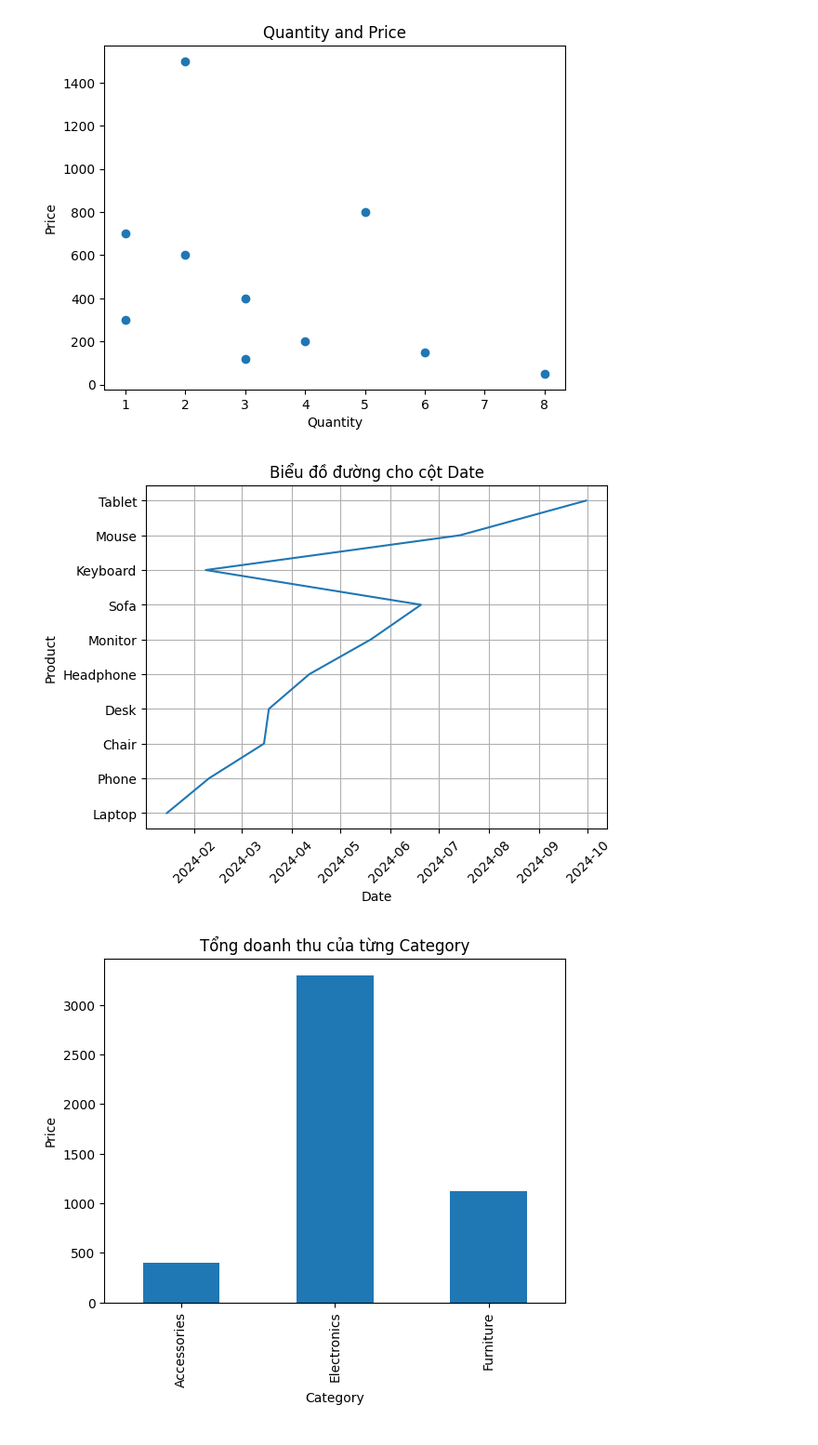
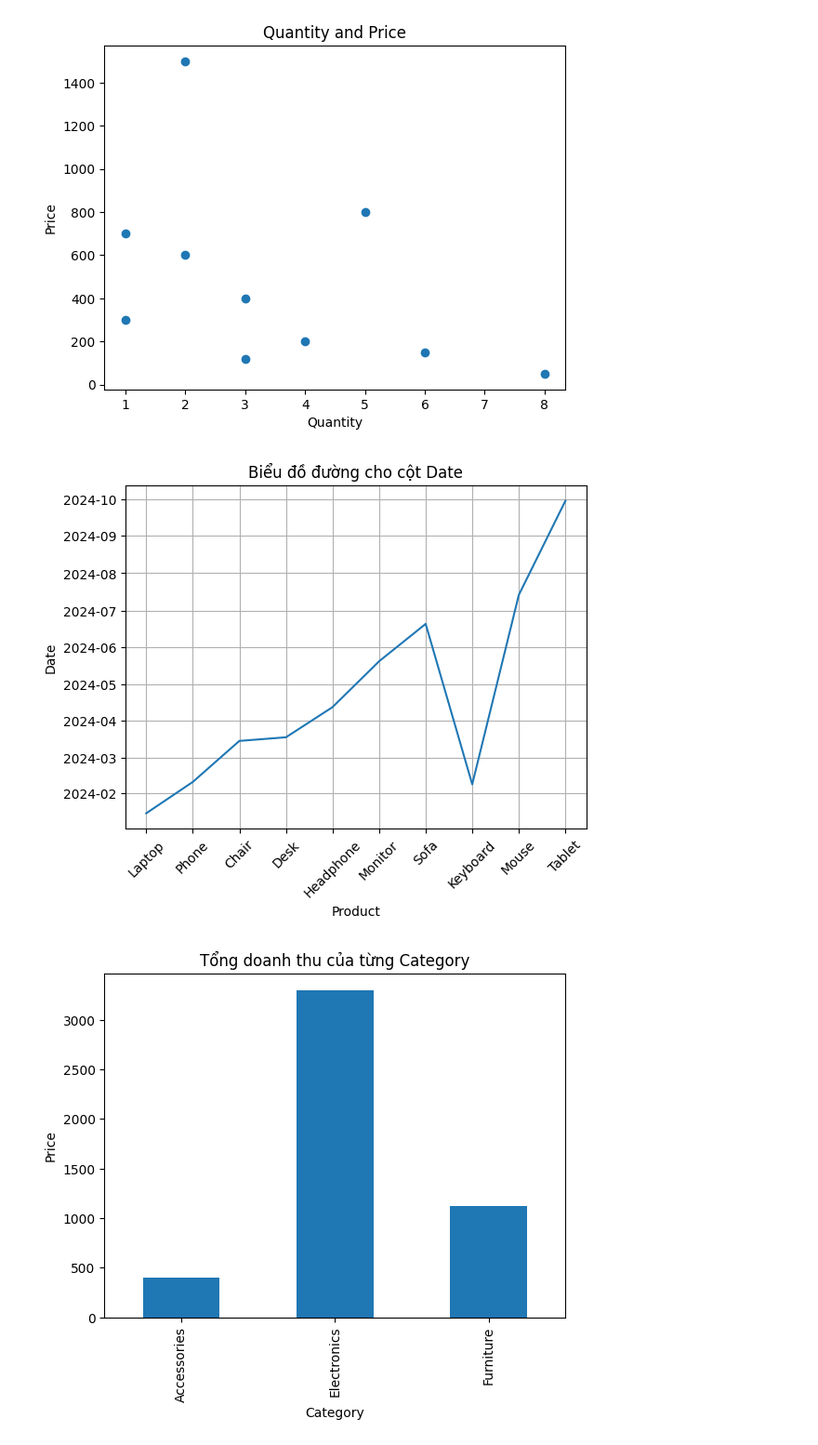
Before and after one commit to Thinh065/Thinh065-PhanTichDuLieunHocSau, a Jupyter notebook: BKT_2274802010850_TranNhatThinh/kt.ipynb, the cells around one changed output. Shown at 93% size. Cells and saved outputs as stored; diff of their text form; code cells hidden in the pictures.

```diff
--- a/BKT_2274802010850_TranNhatThinh/kt.ipynb
+++ b/BKT_2274802010850_TranNhatThinh/kt.ipynb
@@ -125,15 +125,15 @@ plt.show()
 # %%
 # 8. Vẽ biểu đồ đường cho cột <Date>.
 
-plt.plot(df['Date'], df['Product'])
+plt.plot(df['Product'], df['Date'])
 plt.xticks(rotation=45)
-plt.xlabel('Date')
-plt.ylabel('Product')
+plt.xlabel('Product')
+plt.ylabel('Date')
 plt.title('Biểu đồ đường cho cột Date')
 plt.grid(True)
 plt.show()
 # %% [output]
-[figure, old version]
+[figure, new version]
 # %%
 # 9. Vẽ biểu đồ cột thể hiện tổng doanh thu của từng <Category>.
 
```
